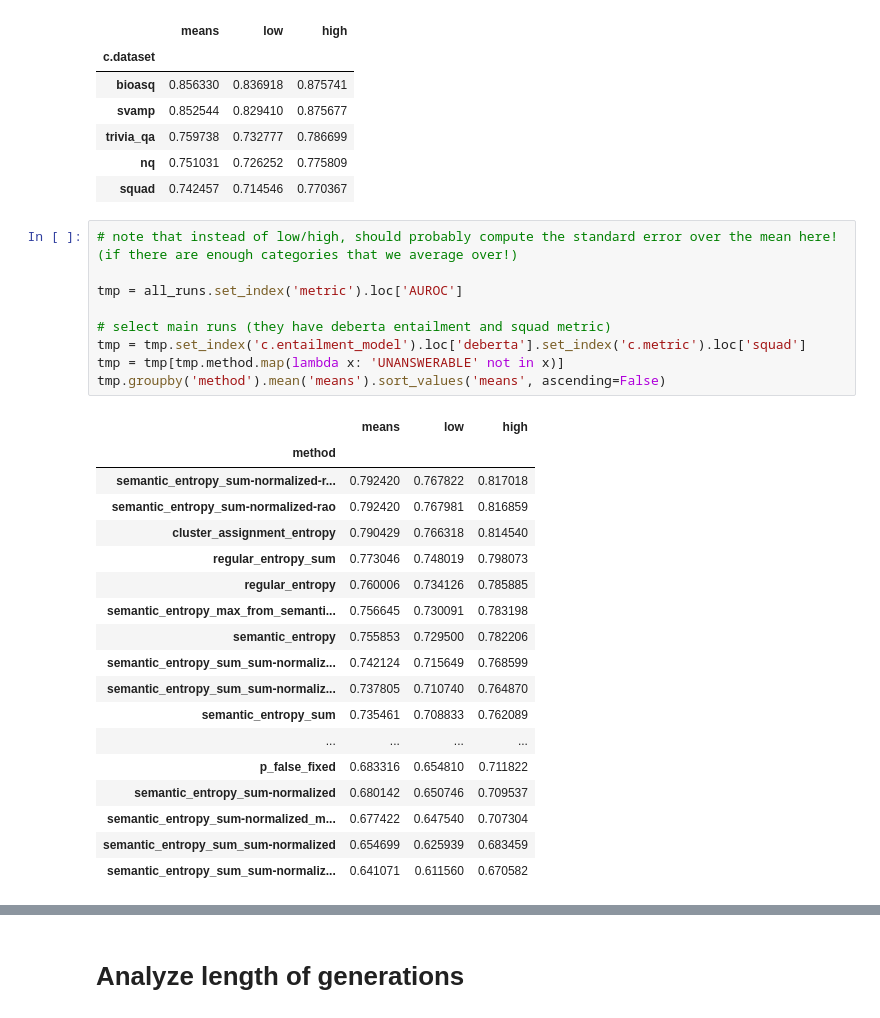
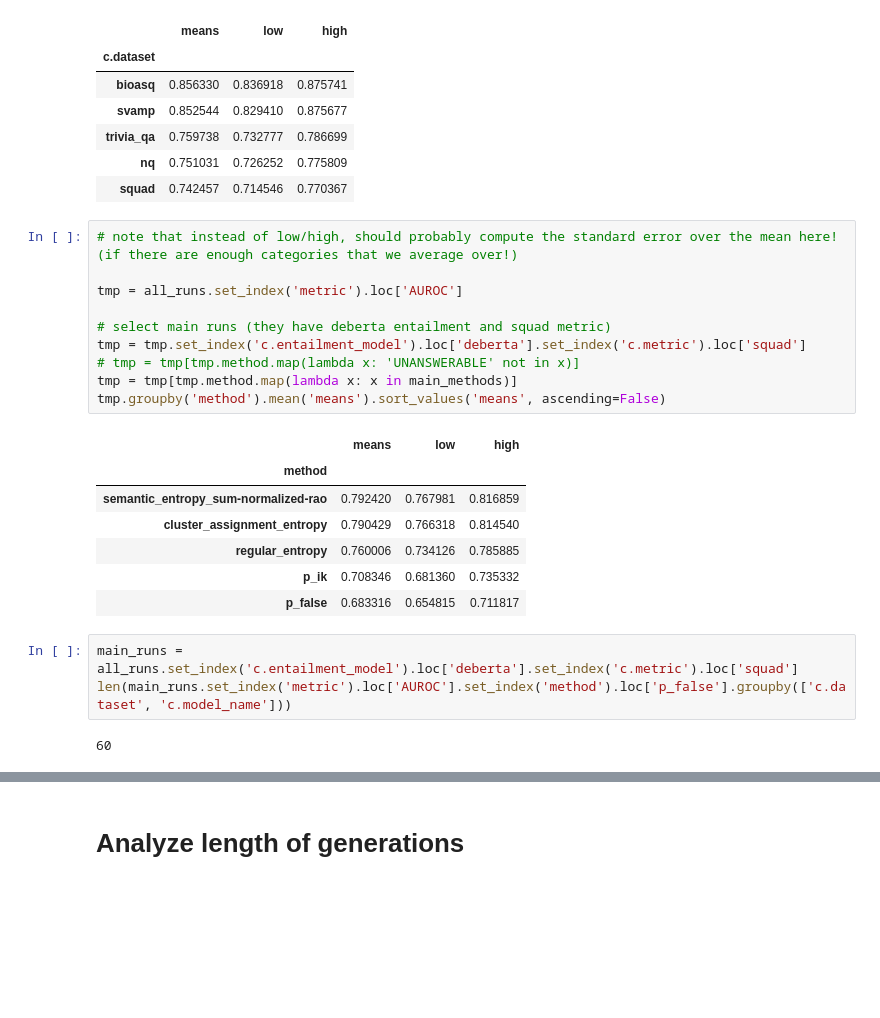
Before and after one commit to JThh/long_hallucinations, a Jupyter notebook: notebooks/paper_evals/25-11-24-short-evaluation.ipynb, the cells around one changed output, grey strips where cells are left out. Drawn from its saved outputs; the diff is of its cells as text; blank space fills up the shorter version.

```diff
--- a/notebooks/paper_evals/25-11-24-short-evaluation.ipynb
+++ b/notebooks/paper_evals/25-11-24-short-evaluation.ipynb
@@ -830,28 +830,23 @@ tmp.groupby('c.dataset').mean('means').sort_values('means', ascending=False)
 # %%
 # note that instead of low/high, should probably compute the standard error over the mean here! (if there are enough categories that we average over!)
 
 tmp = all_runs.set_index('metric').loc['AUROC']
 
 # select main runs (they have deberta entailment and squad metric)
 tmp = tmp.set_index('c.entailment_model').loc['deberta'].set_index('c.metric').loc['squad']
-tmp = tmp[tmp.method.map(lambda x: 'UNANSWERABLE' not in x)]
+# tmp = tmp[tmp.method.map(lambda x: 'UNANSWERABLE' not in x)]
+tmp = tmp[tmp.method.map(lambda x: x in main_methods)]
 tmp.groupby('method').mean('means').sort_values('means', ascending=False)
 # %% [output]
 |  | means | low | high |
 | method |  |  |  |
-| semantic_entropy_sum-normalized-r... | 0.792420 | 0.767822 | 0.817018 |
 | semantic_entropy_sum-normalized-rao | 0.792420 | 0.767981 | 0.816859 |
 | cluster_assignment_entropy | 0.790429 | 0.766318 | 0.814540 |
-| regular_entropy_sum | 0.773046 | 0.748019 | 0.798073 |
 | regular_entropy | 0.760006 | 0.734126 | 0.785885 |
-| semantic_entropy_max_from_semanti... | 0.756645 | 0.730091 | 0.783198 |
-| semantic_entropy | 0.755853 | 0.729500 | 0.782206 |
-| semantic_entropy_sum_sum-normaliz... | 0.742124 | 0.715649 | 0.768599 |
-| semantic_entropy_sum_sum-normaliz... | 0.737805 | 0.710740 | 0.764870 |
-| semantic_entropy_sum | 0.735461 | 0.708833 | 0.762089 |
-| ... | ... | ... | ... |
-| p_false_fixed | 0.683316 | 0.654810 | 0.711822 |
-| semantic_entropy_sum-normalized | 0.680142 | 0.650746 | 0.709537 |
-| semantic_entropy_sum-normalized_m... | 0.677422 | 0.647540 | 0.707304 |
-| semantic_entropy_sum_sum-normalized | 0.654699 | 0.625939 | 0.683459 |
-| semantic_entropy_sum_sum-normaliz... | 0.641071 | 0.611560 | 0.670582 |
+| p_ik | 0.708346 | 0.681360 | 0.735332 |
+| p_false | 0.683316 | 0.654815 | 0.711817 |
+# %%
+main_runs = all_runs.set_index('c.entailment_model').loc['deberta'].set_index('c.metric').loc['squad']
+len(main_runs.set_index('metric').loc['AUROC'].set_index('method').loc['p_false'].groupby(['c.dataset', 'c.model_name']))
+# %% [output]
+60
```
Also changed, not shown: parts of 18 cells of this notebook, 10 other files.
